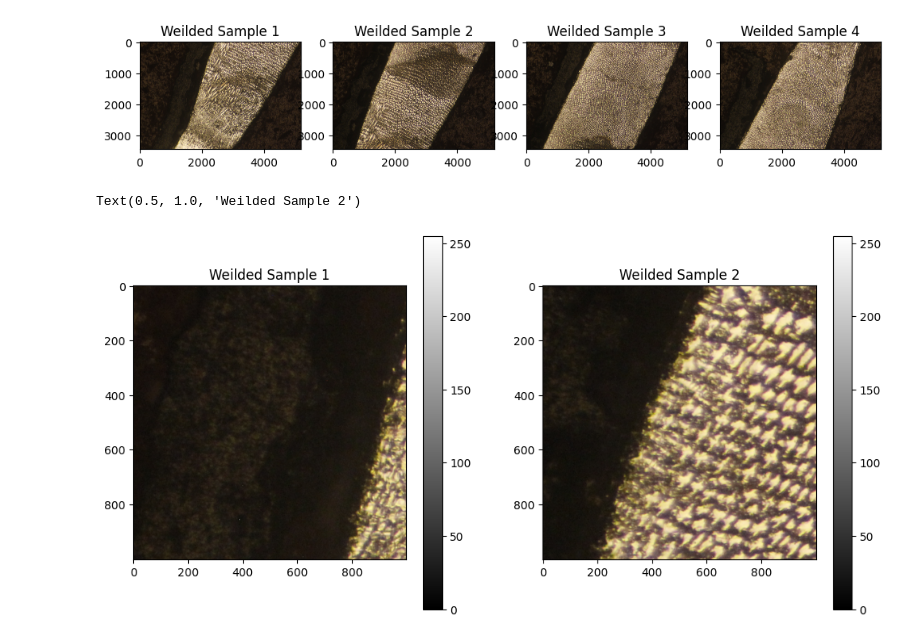
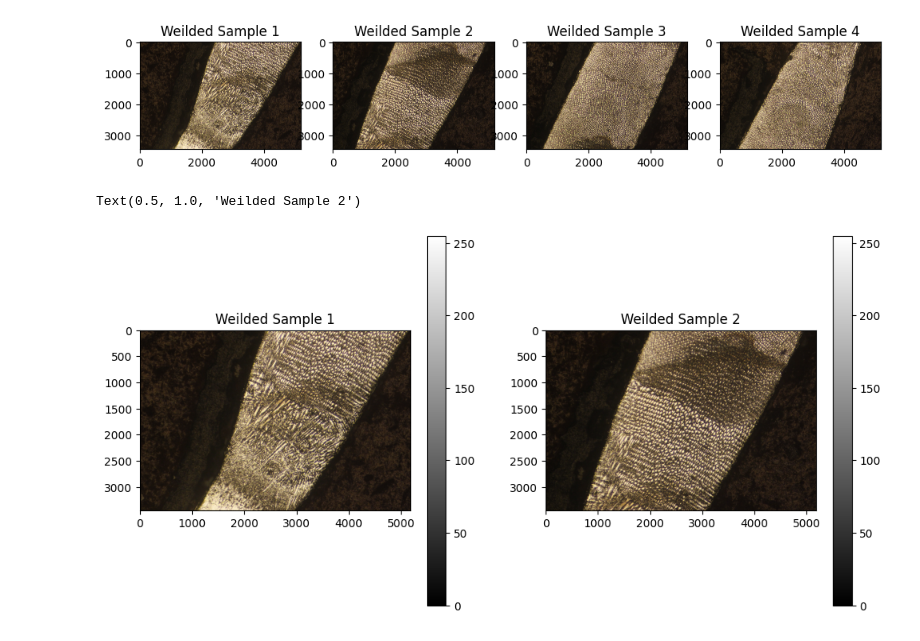
Before and after one commit to AngleKit/MSE7530Codes, a Jupyter notebook: Assignments/Assignment5.ipynb, the cells around one changed output. Cells and saved outputs as stored; diff of their text form; code cells hidden in the pictures.

```diff
--- a/Assignments/Assignment5.ipynb
+++ b/Assignments/Assignment5.ipynb
@@ -51,15 +51,18 @@ plt.show()
 # %% [output]
 [figure]
 # %%
-s1_cut = sample1[1000:2000, 1000:2000]
-s2_cut = sample2[1000:2000, 1000:2000]
+#s1_cut = sample1[1000:2000, 1000:2000] # zoom
+#s2_cut = sample2[1000:2000, 1000:2000]
+s1_cut = sample1
+s2_cut = sample2
+
 fig, ax = plt.subplots(1, 2, figsize=(12, 6))
 cb = ax[0].imshow(s1_cut, cmap='gray') # cb = colorbar
 plt.colorbar(cb,ax=ax[0]) # 2nd part of the colorbar command
 cb = ax[1].imshow(s2_cut, cmap='gray')
 plt.colorbar(cb,ax=ax[1])
 ax[0].set_title('Weilded Sample 1')
 ax[1].set_title('Weilded Sample 2')
 # %% [output]
 Text(0.5, 1.0, 'Weilded Sample 2')
-[figure, old version]
+[figure, new version]
```
Also changed, not shown: parts of 2 cells of this notebook.
